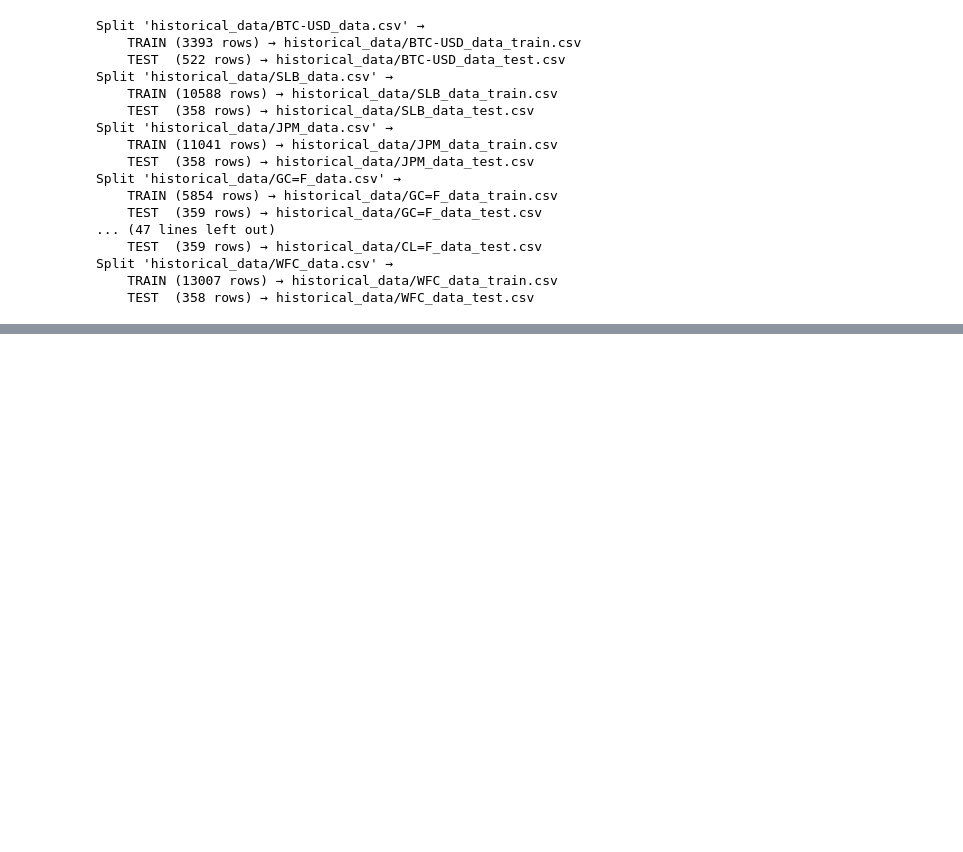
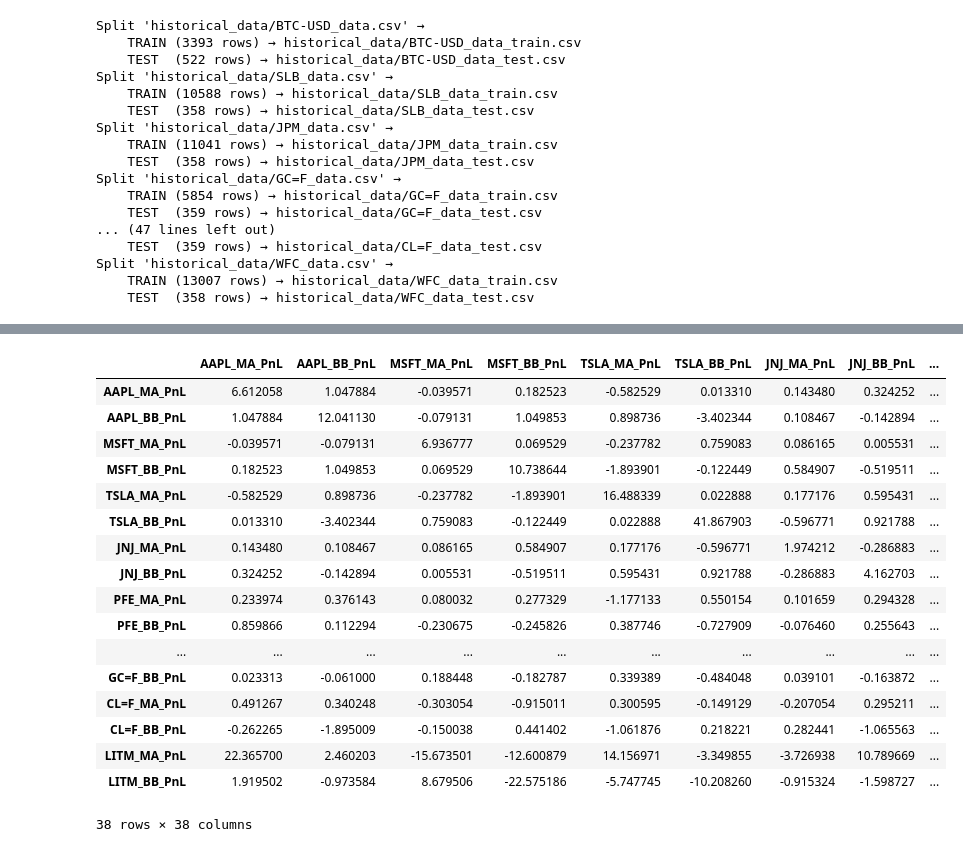
Before and after one commit to LK-NV/numeric-opt-project, a Jupyter notebook: research.ipynb, the cells around one changed output, grey strips where cells are left out. Drawn from its saved outputs; the diff is of its cells as text; code cells hidden in the pictures; blank space fills up the shorter version.

```diff
--- a/research.ipynb
+++ b/research.ipynb
@@ -323,6 +317,3 @@ def backtest_with_shorts(
         pnls.append(pnl)
 
     return pnls
-# %%
-df = pd.read_csv("historical_data/AAPL_data_train.csv")
-df
@@ -343,2 +319,0 @@ df
-# %%
-df = moving_average_crossover(df, short_window=20, long_window=50)
@@ -363,0 +380,33 @@ backtest_results = backtest_with_shorts(df, price_col="Close", signal_col="Signa
+# %%
+pnls_df = pd.DataFrame()
+for sector, symbols in tickers.items():
+    print(f"Processing strategies for {sector} sector...")
+    for symbol in symbols:
+        try:
+            backtest_ema_path = Path(f"backtest_pnl/{symbol}_ma_strategy.json")
+            if not backtest_ema_path.exists():
+                print(f"File {backtest_ema_path} does not exist. Skipping.")
+                continue
+            with open(backtest_ema_path, "r") as f:
+                ma_pnls = json.load(f)
+
+            backtest_bb_path = Path(f"backtest_pnl/{symbol}_bb_strategy.json")
+            if not backtest_bb_path.exists():
+                print(f"File {backtest_bb_path} does not exist. Skipping.")
+                continue
+            with open(backtest_bb_path, "r") as f:
+                bb_pnls = json.load(f)
+
+            # Handle different lengths by padding with NaN
+            max_len = max(len(ma_pnls), len(bb_pnls))
+            ma_pnls_padded = ma_pnls + [np.nan] * (max_len - len(ma_pnls))
+            bb_pnls_padded = bb_pnls + [np.nan] * (max_len - len(bb_pnls))
+
+            # Create a DataFrame for the PnLs
+            symbol_df = pd.DataFrame({
+                f"{symbol}_MA_PnL": ma_pnls_padded,
+                f"{symbol}_BB_PnL": bb_pnls_padded
+            })
+            pnls_df = pd.concat([pnls_df, symbol_df], axis=1)
+        except Exception as e:
+            print(f"Error processing {symbol}: {e}")
@@ -363,0 +431,23 @@ backtest_results = backtest_with_shorts(df, price_col="Close", signal_col="Signa
+# %%
+cov_matrix = pnls_df.cov()
+# %%
+cov_matrix
+# %% [output]
+|  | AAPL_MA_PnL | AAPL_BB_PnL | MSFT_MA_PnL | MSFT_BB_PnL | TSLA_MA_PnL | TSLA_BB_PnL | JNJ_MA_PnL | JNJ_BB_PnL | ... |
+| AAPL_MA_PnL | 6.612058 | 1.047884 | -0.039571 | 0.182523 | -0.582529 | 0.013310 | 0.143480 | 0.324252 | ... |
+| AAPL_BB_PnL | 1.047884 | 12.041130 | -0.079131 | 1.049853 | 0.898736 | -3.402344 | 0.108467 | -0.142894 | ... |
+| MSFT_MA_PnL | -0.039571 | -0.079131 | 6.936777 | 0.069529 | -0.237782 | 0.759083 | 0.086165 | 0.005531 | ... |
+| MSFT_BB_PnL | 0.182523 | 1.049853 | 0.069529 | 10.738644 | -1.893901 | -0.122449 | 0.584907 | -0.519511 | ... |
+| TSLA_MA_PnL | -0.582529 | 0.898736 | -0.237782 | -1.893901 | 16.488339 | 0.022888 | 0.177176 | 0.595431 | ... |
+| TSLA_BB_PnL | 0.013310 | -3.402344 | 0.759083 | -0.122449 | 0.022888 | 41.867903 | -0.596771 | 0.921788 | ... |
+| JNJ_MA_PnL | 0.143480 | 0.108467 | 0.086165 | 0.584907 | 0.177176 | -0.596771 | 1.974212 | -0.286883 | ... |
+| JNJ_BB_PnL | 0.324252 | -0.142894 | 0.005531 | -0.519511 | 0.595431 | 0.921788 | -0.286883 | 4.162703 | ... |
+| PFE_MA_PnL | 0.233974 | 0.376143 | 0.080032 | 0.277329 | -1.177133 | 0.550154 | 0.101659 | 0.294328 | ... |
+| PFE_BB_PnL | 0.859866 | 0.112294 | -0.230675 | -0.245826 | 0.387746 | -0.727909 | -0.076460 | 0.255643 | ... |
+| ... | ... | ... | ... | ... | ... | ... | ... | ... | ... |
+| GC=F_BB_PnL | 0.023313 | -0.061000 | 0.188448 | -0.182787 | 0.339389 | -0.484048 | 0.039101 | -0.163872 | ... |
+| CL=F_MA_PnL | 0.491267 | 0.340248 | -0.303054 | -0.915011 | 0.300595 | -0.149129 | -0.207054 | 0.295211 | ... |
+| CL=F_BB_PnL | -0.262265 | -1.895009 | -0.150038 | 0.441402 | -1.061876 | 0.218221 | 0.282441 | -1.065563 | ... |
+| LITM_MA_PnL | 22.365700 | 2.460203 | -15.673501 | -12.600879 | 14.156971 | -3.349855 | -3.726938 | 10.789669 | ... |
+| LITM_BB_PnL | 1.919502 | -0.973584 | 8.679506 | -22.575186 | -5.747745 | -10.208260 | -0.915324 | -1.598727 | ... |
+38 rows × 38 columns
```
Also changed, not shown: parts of 13 cells of this notebook, 39 other files.
